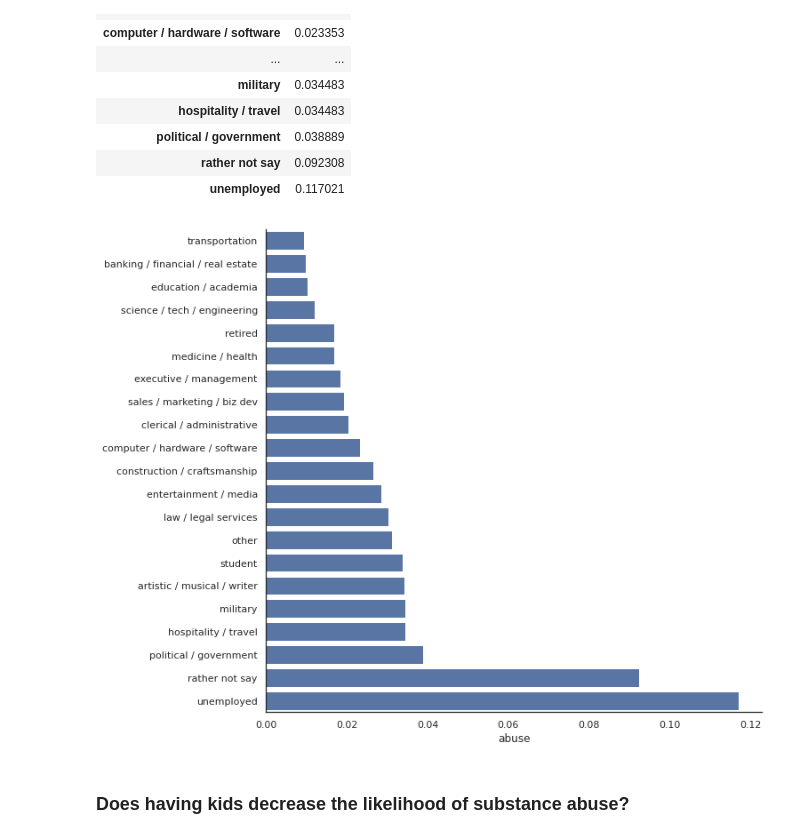
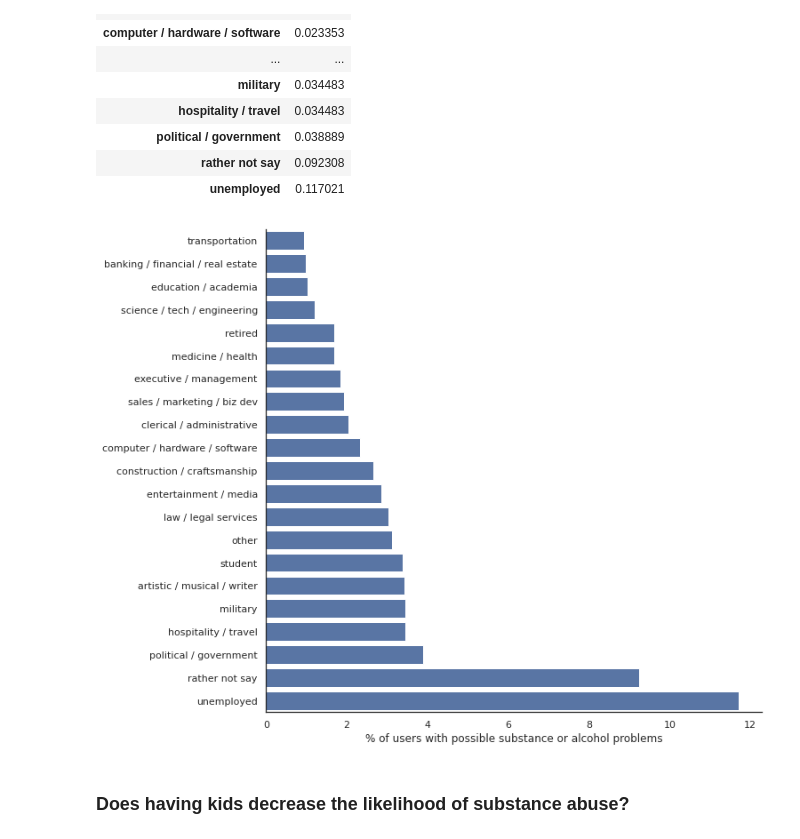
Before and after one commit to brunoarine/substance-problem-study, a Jupyter notebook: notebooks/project.ipynb, the cells around one changed output. Drawn from its saved outputs; the diff is of its cells as text; code cells hidden in the pictures.

Commit message:
fix: Improve % of users with substance problems graph labels

```diff
--- a/notebooks/project.ipynb
+++ b/notebooks/project.ipynb
@@ -136,12 +136,13 @@ job_relative
 # %%
 sns.set_style("white")
 plt.figure(figsize=(10,10))
-sns.barplot(x="abuse", y=job_relative.index, data=job_relative, orient="h", color="b")
+sns.barplot(x=job_relative.abuse*100, y=job_relative.index, orient="h", color="b")
 plt.ylabel("")
+plt.xlabel("% of users with possible substance or alcohol problems")
 sns.despine()
 plt.show()
 # %% [output]
-[figure, old version]
+[figure, new version]
 # %% [markdown]
 ### Does having kids decrease the likelihood of substance abuse?
 # %%
```
Also changed, not shown: parts of 2 cells of this notebook.
